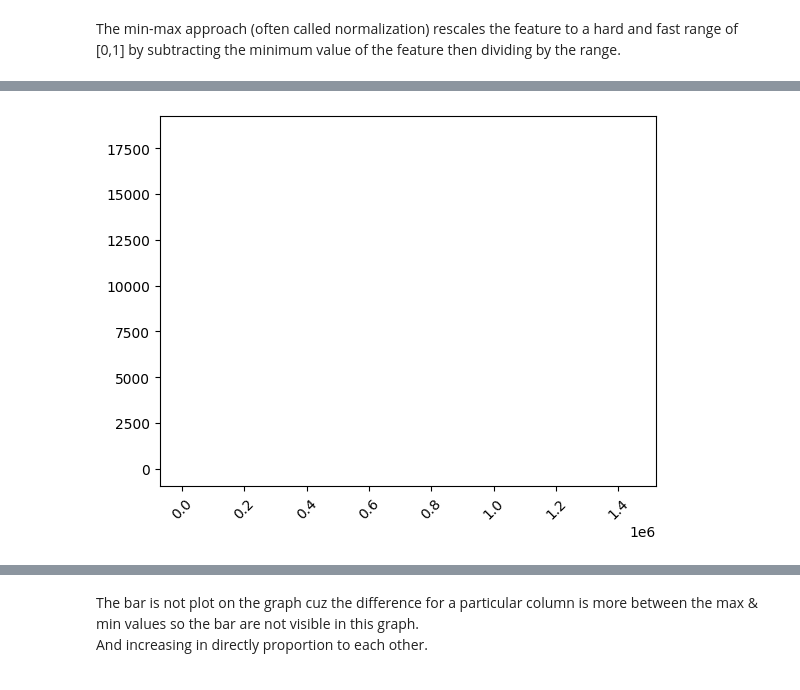
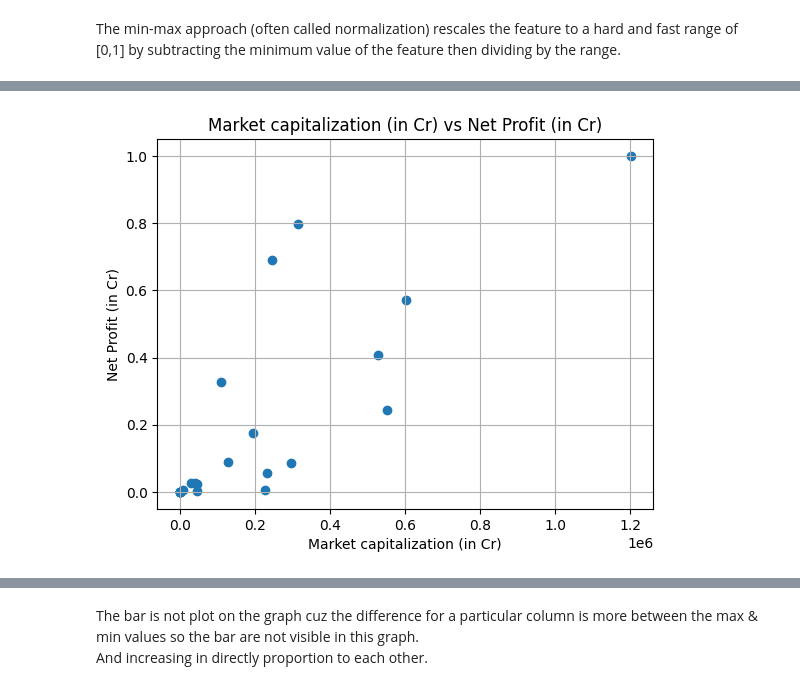
Before and after one commit to prashk027/Tasks, a Jupyter notebook: Tasks/PythonScript/task3/screener.ipynb, the cells around one changed output, grey strips where cells are left out. Drawn from its saved outputs; the diff is of its cells as text; code cells hidden in the pictures.

```diff
--- a/Tasks/PythonScript/task3/screener.ipynb
+++ b/Tasks/PythonScript/task3/screener.ipynb
@@ -107,7 +107,7 @@ for cols in range(2,19):
 for rows in range(2,req_rows+1):
     for cols in range(2,19):
         head = driver.find_element(By.XPATH,f'/html/body/main/div[3]/div[3]/table/tbody/tr[1]/th[{cols}]').text
-        if rows != 17:
+        if rows%17 != 0:
             if cols>=2:
                 value=driver.find_element(By.XPATH,f'/html/body/main/div[3]/div[3]/table/tbody/tr[{rows}]/td[{cols+1}]').text
         else:
@@ -197,3 +258,8 @@ Inserted into stocks table.
+# %%
+sector =['Banking','Auto']
+for i in sector:
+    cols.append('Sector')
+    cols
 # %% [markdown]
 ### **Implementation on the data from the postgres**
 # %%
@@ -302,7 +368,7 @@ for col in df.columns:
 # %%
 import pandas as pd
 
-df=pd.DataFrame(li,columns=col)
+
 '''
 ROE > 15
 ROCE > 15
@@ -636,10 +659,14 @@ Name: np_qtr_rscr, dtype: float64
 # %%
 x = df_min_max_scaled['mar_cap_rscr']
 y = df_min_max_scaled['np_qtr_rscr']
 
 
-plt.bar(x,y)
-plt.xticks(rotation=45)
+plt.scatter(x,y)
+plt.xlabel('Market capitalization (in Cr)')
+plt.ylabel('Net Profit (in Cr)')
+plt.grid()
+plt.title('Market capitalization (in Cr) vs Net Profit (in Cr)')
+# plt.xticks(rotation=45)
 plt.show()
 # %% [output]
-[figure, old version]
+[figure, new version]
```
Also changed, not shown: parts of 30 cells of this notebook, 1 other file.
